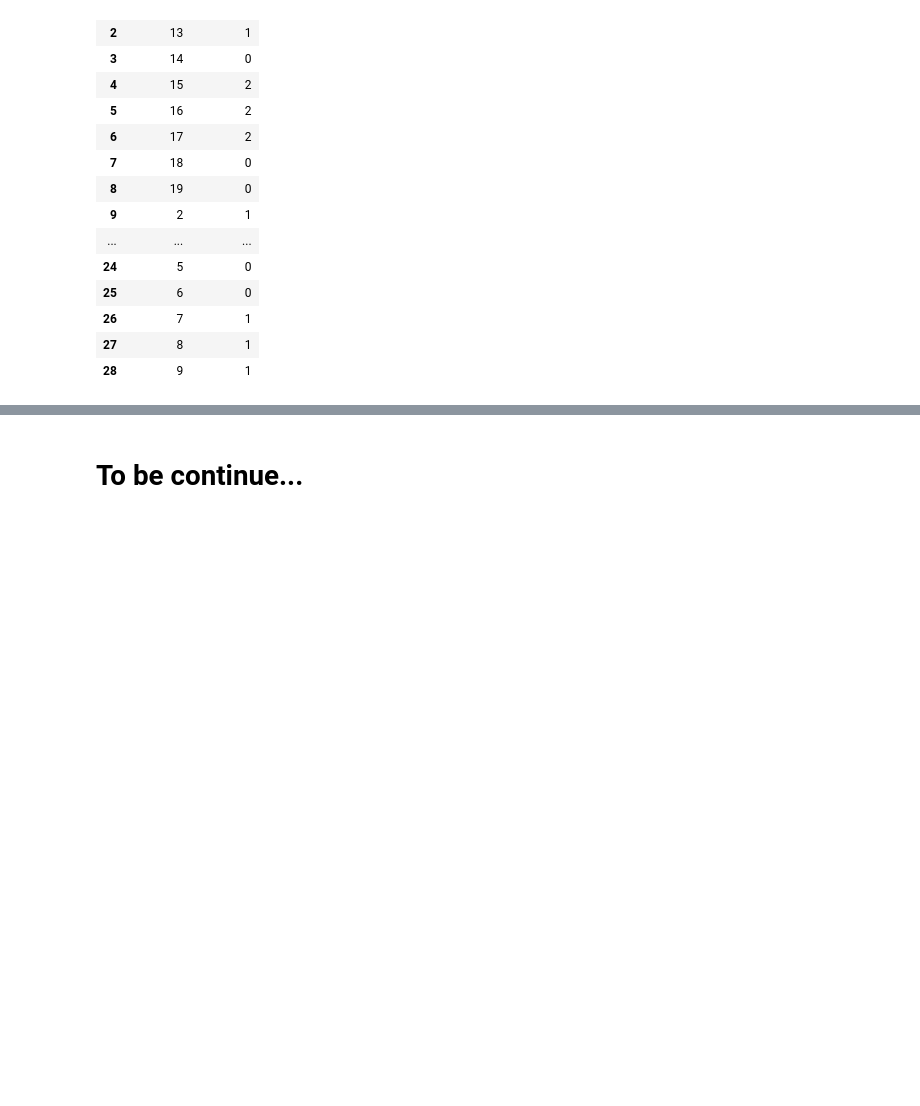
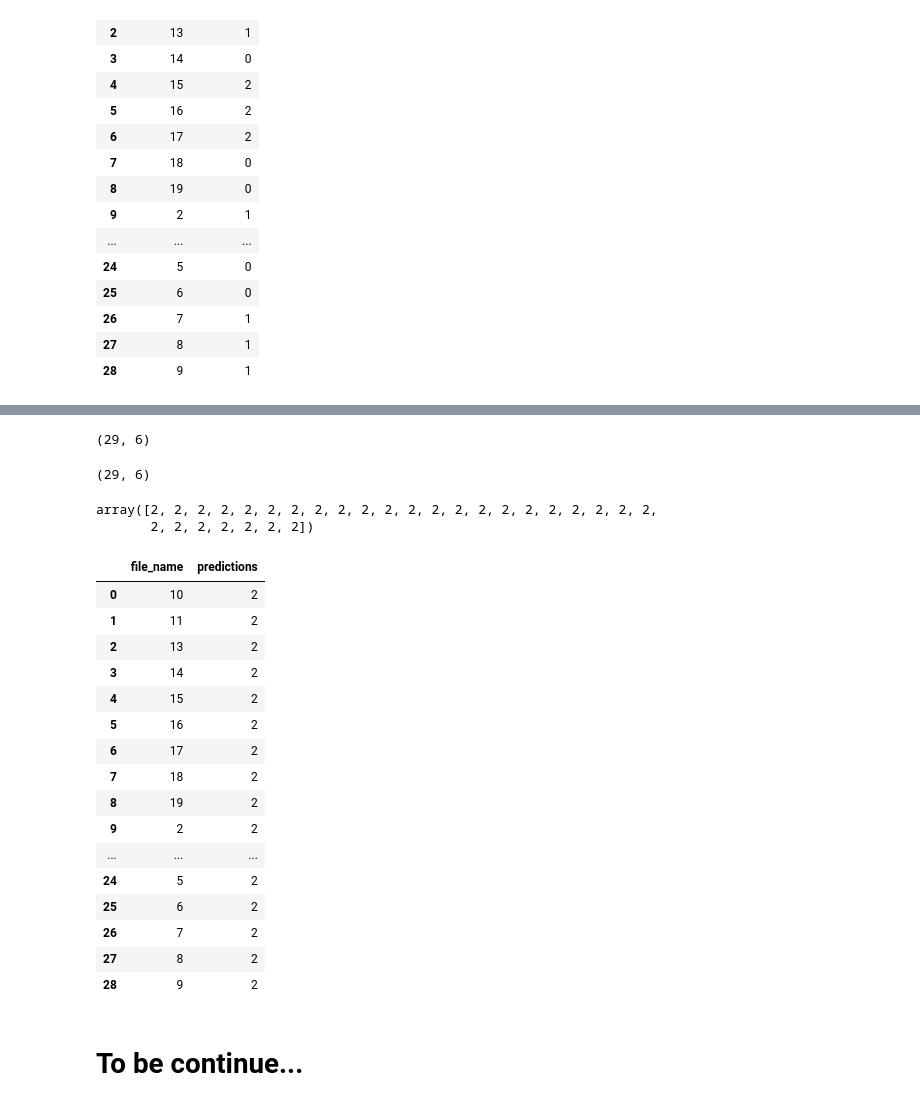
Before and after one commit to bateikoEd/object_recognition, a Jupyter notebook: Lab3/Lab3.ipynb, the cells around one changed output, grey strips where cells are left out. Saved outputs shown, nothing was run; the diff lists cells and outputs as text; code cells hidden in the pictures; blank space fills up the shorter version.

```diff
--- a/Lab3/Lab3.ipynb
+++ b/Lab3/Lab3.ipynb
@@ -986,0 +898,8 @@ pd.DataFrame({'file_name':file_names_images, 'prediction':predictions})
+# %%
+file_name_features = 'features'
+dir_features = 'dataframes'
+with open(f'{dir_features}/{file_name_features}.json') as json_file:
+    features = load(json_file)
+
+prepared = pd.read_csv('dataframes/from_video_prepared.csv')
+prepared.head()
@@ -987,3 +913,45 @@ pd.DataFrame({'file_name':file_names_images, 'prediction':predictions})
+# %%
+file_names_images = prepared.image_name
+prepared = prepared[features]
+# %%
+prepared.values.shape
+# %% [output]
+(29, 6)
+# %%
+prepared_normalices = (prepared.values - means_features.values) / var_features.values
+# %%
+prepared_normalices.shape
+# %% [output]
+(29, 6)
+# %%
+file_name_model = 'models/combine2.sav'
+loaded_model = pickle.load(open(file_name_model, 'rb'))
+predictions = loaded_model.predict(prepared_normalices)
+# %%
+predictions
+# %% [output]
+array([2, 2, 2, 2, 2, 2, 2, 2, 2, 2, 2, 2, 2, 2, 2, 2, 2, 2, 2, 2, 2, 2,
+       2, 2, 2, 2, 2, 2, 2])
+# %%
+pd.DataFrame({'file_name' : file_names_images, 'predictions': predictions})
+# %% [output]
+|  | file_name | predictions |
+| 0 | 10 | 2 |
+| 1 | 11 | 2 |
+| 2 | 13 | 2 |
+| 3 | 14 | 2 |
+| 4 | 15 | 2 |
+| 5 | 16 | 2 |
+| 6 | 17 | 2 |
+| 7 | 18 | 2 |
+| 8 | 19 | 2 |
+| 9 | 2 | 2 |
+| ... | ... | ... |
+| 24 | 5 | 2 |
+| 25 | 6 | 2 |
+| 26 | 7 | 2 |
+| 27 | 8 | 2 |
+| 28 | 9 | 2 |
 # %% [markdown]
 # To be continue...
 # %% [markdown]
```
Also changed, not shown: parts of 11 cells of this notebook.
